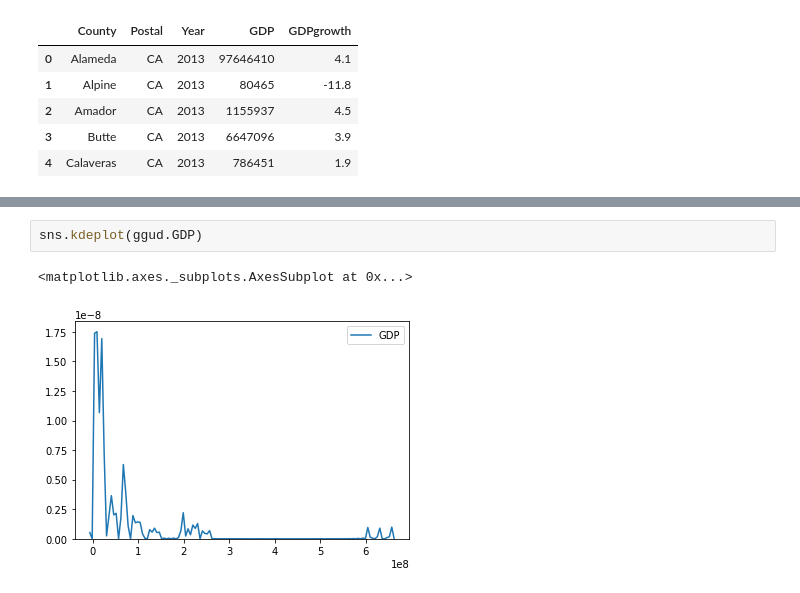
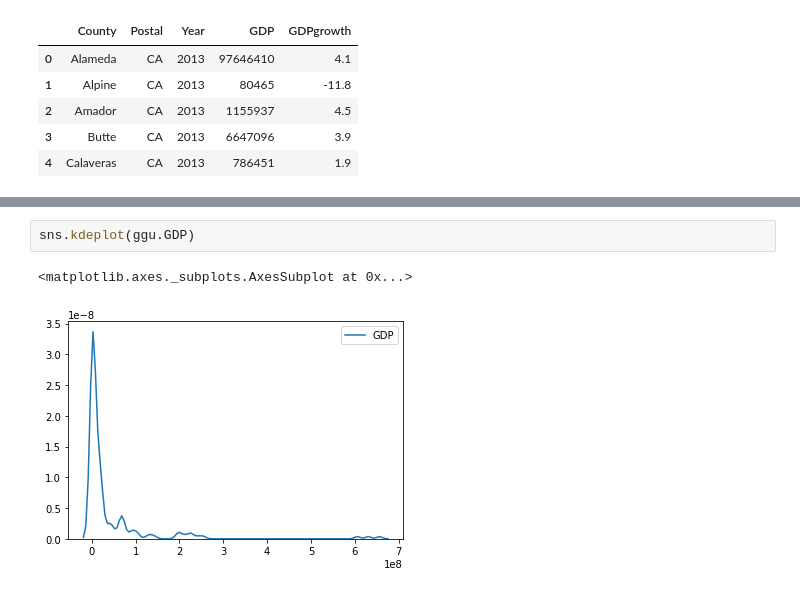
Before and after one commit to ce-r/steps, a Jupyter notebook: capstone_1_eda_other.ipynb, the cells around one changed output, grey strips where cells are left out. Saved outputs shown, nothing was run; the diff lists cells and outputs as text.

```diff
--- a/capstone_1_eda_other.ipynb
+++ b/capstone_1_eda_other.ipynb
@@ -714,5 +742,5 @@ ggud.UnemploymentRate.mean()
 # %%
-sns.kdeplot(ggud.GDP)
+sns.kdeplot(ggu.GDP)
 # %% [output]
 <matplotlib.axes._subplots.AxesSubplot at 0x...>
-[figure, old version]
+[figure, new version]
```
Also changed, not shown: parts of 42 cells of this notebook.
